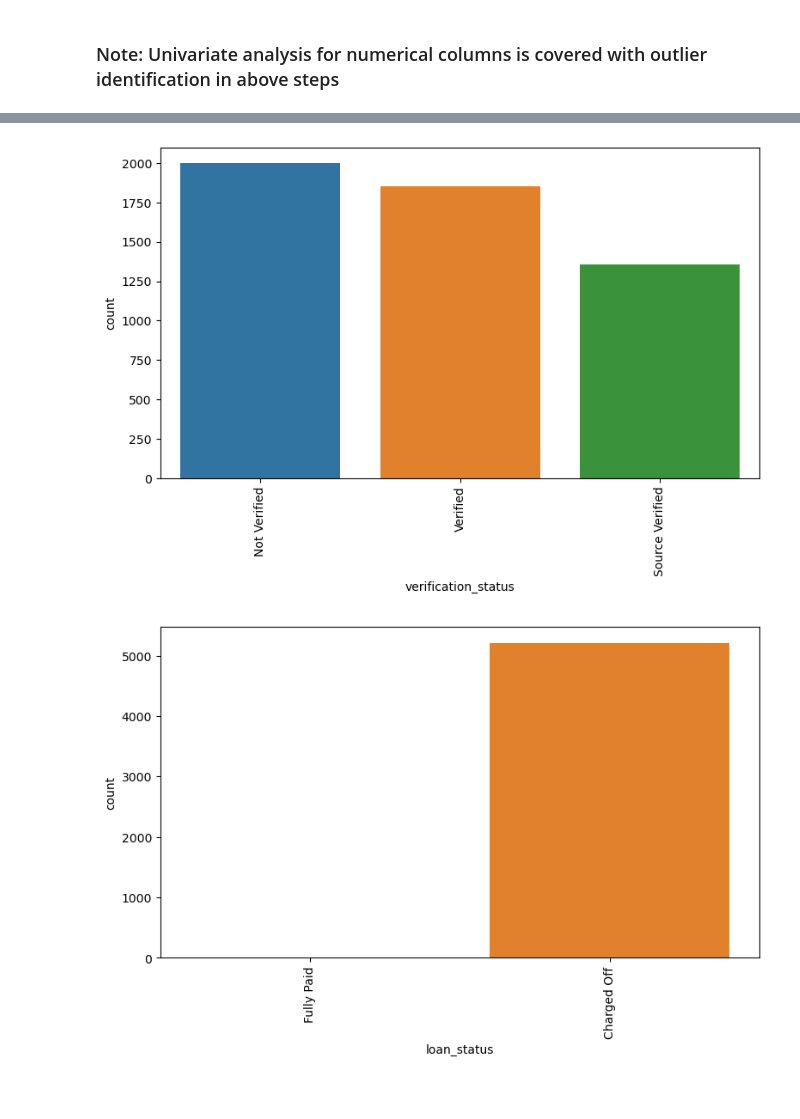
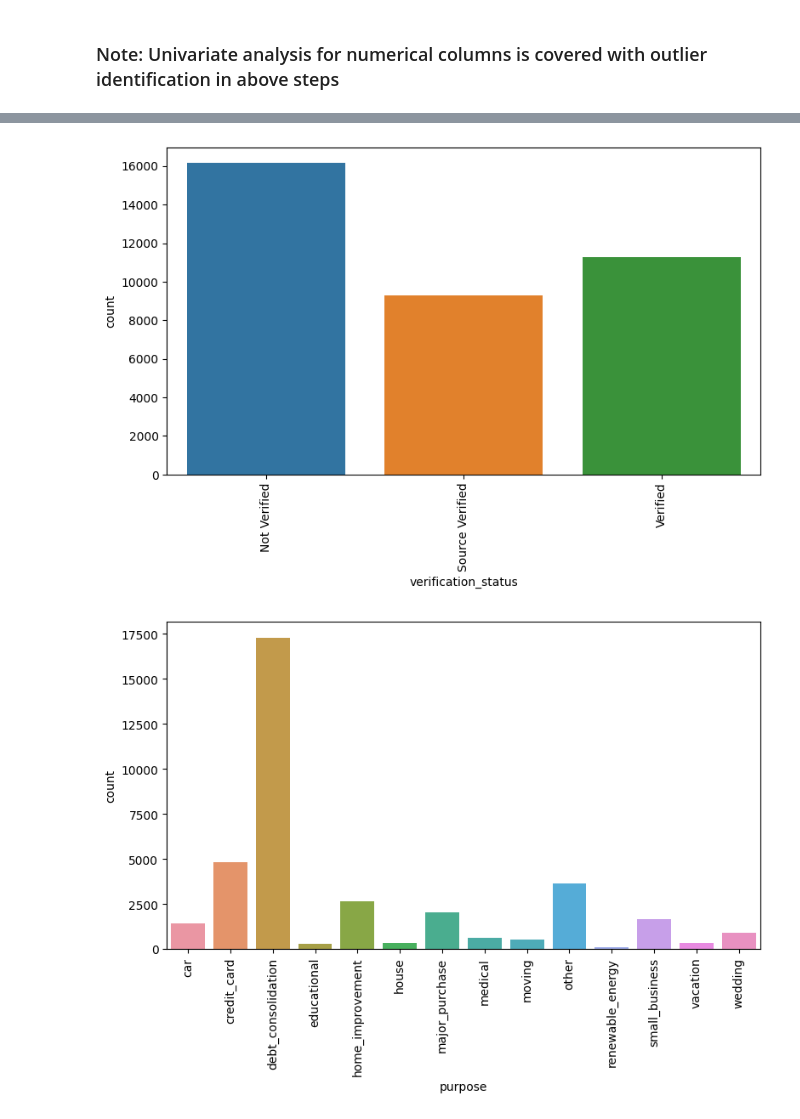
Before and after one commit to asthaa29/lendingcasestudy, a Jupyter notebook: Group_Facilitator_Astha.ipynb, the cells around one changed output, grey strips where cells are left out. Cells and saved outputs as stored; diff of their text form; code cells hidden in the pictures; blank space fills up the shorter version.

```diff
--- a/Group_Facilitator_Astha.ipynb
+++ b/Group_Facilitator_Astha.ipynb
@@ -356,9 +390,6 @@ loanDf.shape
 # %%
 # Converting columne to datetime type
 loanDf['issue_d'] = pd.to_datetime(loanDf.issue_d, format='%b-%y')
-# %%
-# Converting columne to datetime type
-loanDf.last_pymnt_d = pd.to_datetime(loanDf.last_pymnt_d, format='%b-%y')
 # %% [markdown]
 Analysing Numerical data fields
 
@@ -708,7 +645,3 @@ loanDf.shape
 # Create date reated columns for loan issue date
 loanDf["issue_month"] = loanDf.issue_d.dt.month
 loanDf["issue_year"] = loanDf.issue_d.dt.year
-# %%
-# Create date reated columns for loan issue date
-loanDf["last_pymnt_d_month"] = loanDf.last_pymnt_d.dt.month
-loanDf["last_pymnt_d_year"] = loanDf.last_pymnt_d.dt.year
@@ -746,6 +671,2 @@ Name: approved_loan_ratio, dtype: float64
 # %% [markdown]
 Observation: Loan Amount upto 98% of requested amount is approved for most of the people as the 25th percentile is at 98 percent
-# %%
-# Assuming analysis is done of May 31, 2016, we can check the duration of last payment done by a person, how much a person is lagging behind on payments
-loanDf["last_pymnt_d_duration"] = (pd.Timestamp('2016-05-31 00:00:00') - loanDf.last_pymnt_d).dt.days
-loanDf['last_pymnt_d_duration'].head()
@@ -768,18 +681,16 @@ categorical_cols=['term',
  'emp_length',
  'home_ownership',
  'verification_status',
- 'loan_status',
  'purpose',
  'issue_month',
- 'issue_year',
- 'last_pymnt_d_month',
- 'last_pymnt_d_year']
+ 'issue_year']
+target = 'loan_status'
 # %%
-# count plot for the categorical variable against the loan_status for "Charged Off Status"
+# Count plot for the categorical variable to understand the distribution
 
 for x in categorical_cols:
       plt.figure(figsize=(9,5))
       plt.xticks(rotation=90)
-      sns.countplot(x =x, data = loanDf[loanDf.loan_status == 'Charged Off'],order=loanDf[x].value_counts(ascending=False).index)
+      sns.countplot(x =x, data = loanDf,order=loanDf[x].value_counts().index.sort_values())
       plt.show()
 # %% [output]
@@ -791,2 +702,2 @@ for x in categorical_cols:
-[figure, old version]
+[figure, new version]
-[figure, old version]
+[figure, new version]
```
Also changed, not shown: parts of 100 cells of this notebook.
